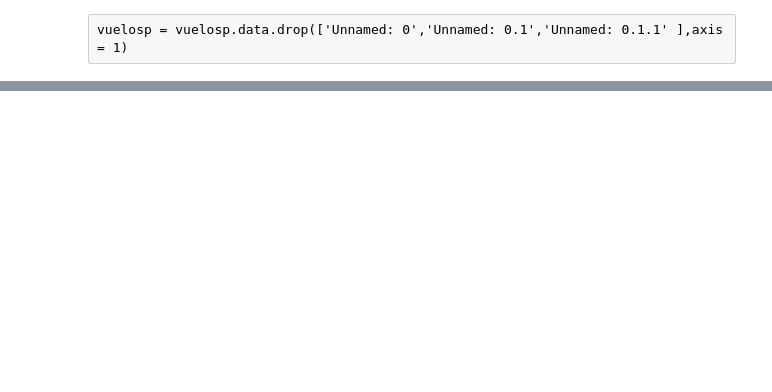
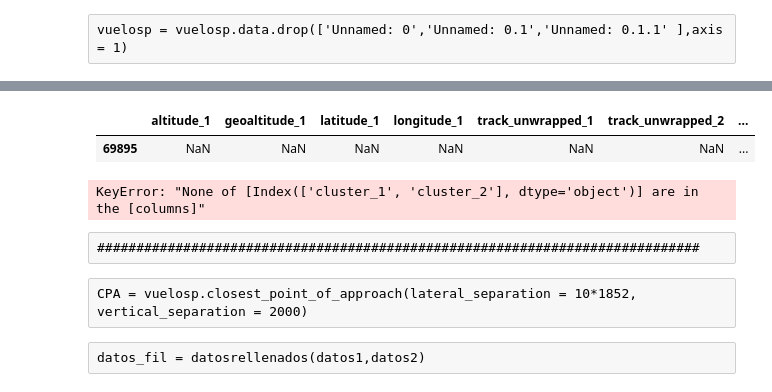
Before and after one commit to jaimebw/tfg, a Jupyter notebook: libros/generacion_conflictos.ipynb, the cells around one changed output, grey strips where cells are left out. Drawn from its saved outputs; the diff is of its cells as text; code cells hidden in the pictures; blank space fills up the shorter version.

```diff
--- a/libros/generacion_conflictos.ipynb
+++ b/libros/generacion_conflictos.ipynb
@@ -84,0 +218,17 @@ datos1 , datos2 = generadorDFconflictos(vuelosp,pairs)
+# %%
+pairs_CPA = paresconconflictos(CPA)
+# %%
+# Una vez que tenemos todas aquellas aeronaves que son pareja y tienen los datos hay que incluir los indicadores
+Datos_fil_con = atos_fil
+# Lo primero es generar una columna nueva que se llame conflictos en los datos filtrados que se rellene de 0
+Datos_fil_con["Conflicto"] = 0
+# Para la distancia ponemos un 10 como el peor caso
+Datos_fil_con["MinDis"] = 10
+# Para el tiempo ponemos un 10000 como hemos puesto en los otros para que no genere problema
+Datos_fil_con["Timetoconf"] = 10000
+
+#Hay que construir una función que detecte las parejas de aeronaves que tienen un conflicto y cambien el 0 a un 1
+# %%
+BBDD = mod_conflictos(pairs_CPA, Datos_fil_con)
+# Una vez introducidos los conflictos comprobamos que estas filas lo cumplen
+BBDD.loc[(BBDD['Conflicto'] == 1)]
@@ -84,0 +256,21 @@ datos1 , datos2 = generadorDFconflictos(vuelosp,pairs)
+# %%
+BBDD_2 = BBDD
+var_eliminar = ['ave1', 'ave2', 'groundspeed_1', 'timestamp_1', 'vertical_rate_1', 'track_1', 'altitude_2', 'geoaltitude_2',
+                'latitude_2', 'longitude_2','timestamp_2','groundspeed_2','track_2','vertical_rate_2']
+BBDD_2 = BBDD_2.drop(var_eliminar, axis = 'columns')
+# %%
+BBDD_2.loc[(BBDD_2['Conflicto'] == 1)]
+# %% [output]
+|  | altitude_1 | geoaltitude_1 | latitude_1 | longitude_1 | track_unwrapped_1 | track_unwrapped_2 | ... |
+| 69895 | NaN | NaN | NaN | NaN | NaN | NaN | ... |
+# %%
+# Vamos a determinar losflujos de tráfico en los que se producen cruces
+con = BBDD_2.loc[(BBDD_2['Conflicto'] == 1)]
+columnas = ['cluster_1', 'cluster_2']
+# Podemos obtener los flujos que han presentado algún conflicto, se trata de valores únicos por lo que podríamos trabajar solo con estos
+flujos_con_cruce = con[columnas].drop_duplicates()
+# Por ejemplo si quiero trabajar con un flujo en particular tengo que seleccionar los valorers de una columna
+Flujo_1 = flujos_con_cruce.iloc[0]
+# Donde Flujo_1 es el vector que contiene los flujos a considerar y Flujo_1['cluster_1'] y Flujo_2['cluster_2'] nos indica a que flujos pertenecen
+# %% [output]
+KeyError: "None of [Index(['cluster_1', 'cluster_2'], dtype='object')] are in the [columns]"
@@ -84,0 +281,6 @@ datos1 , datos2 = generadorDFconflictos(vuelosp,pairs)
+# %% [raw]
+#############################################################################
+# %% [raw]
+CPA = vuelosp.closest_point_of_approach(lateral_separation = 10*1852, vertical_separation = 2000)
+# %% [raw]
+datos_fil = datosrellenados(datos1,datos2)
```
Also changed, not shown: parts of 35 cells of this notebook.
